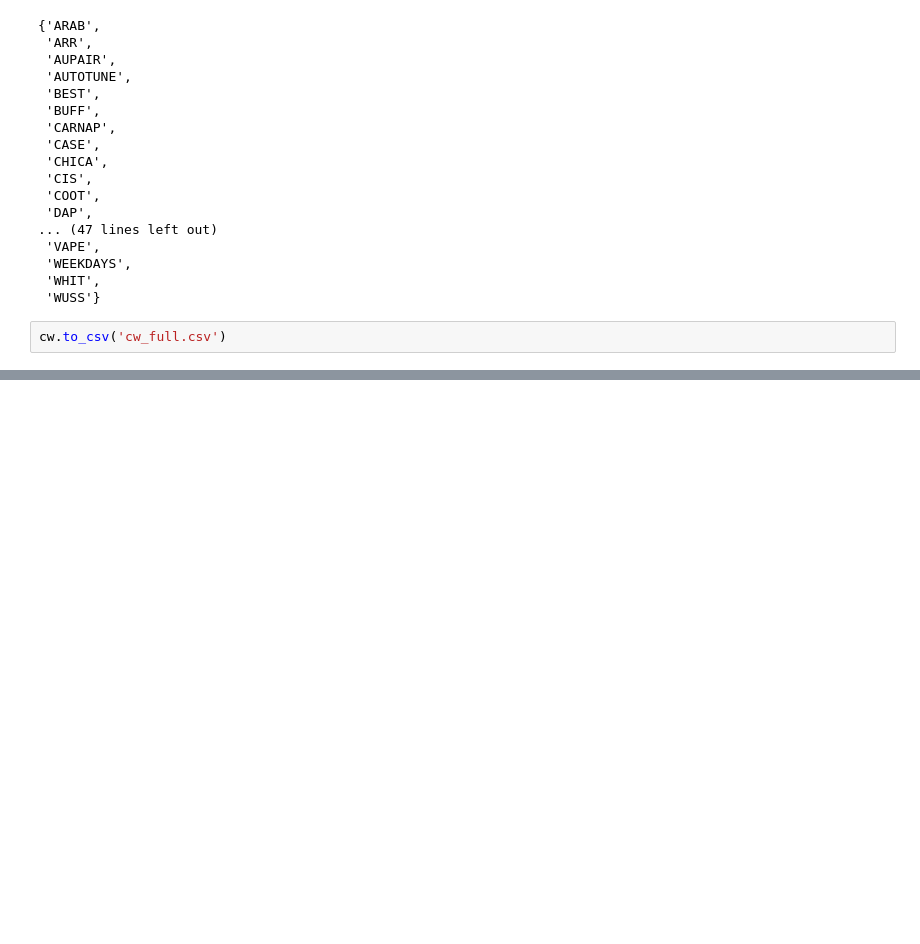
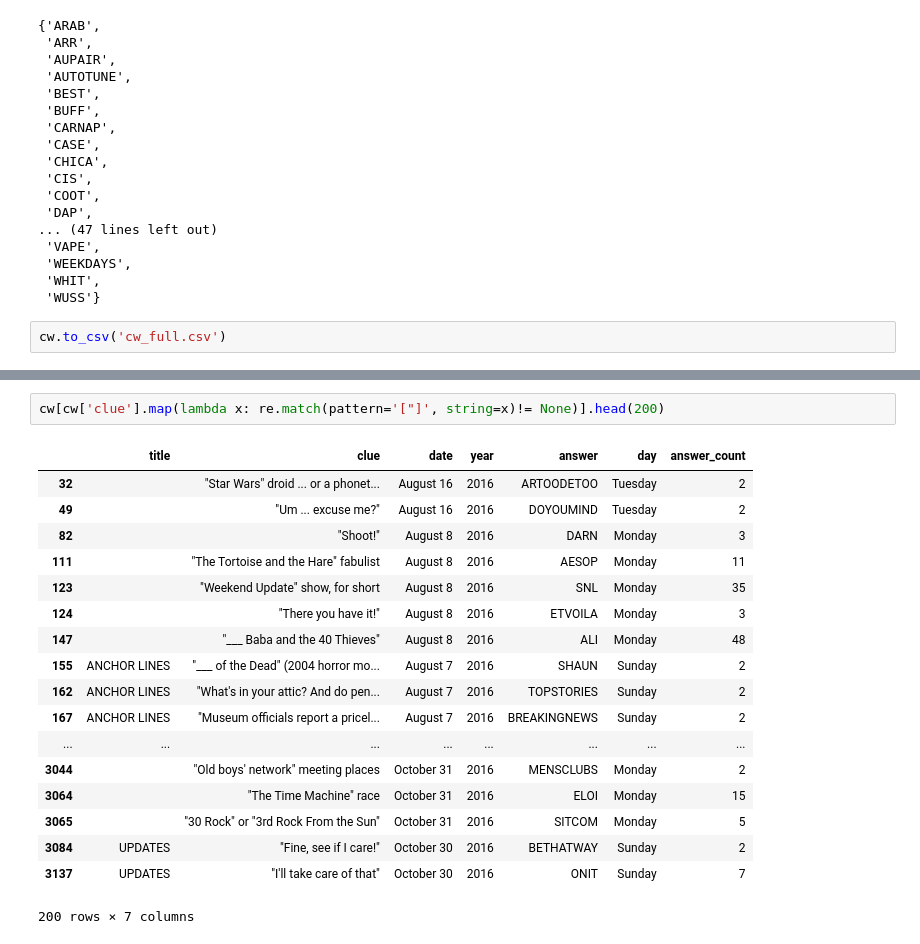
Before and after one commit to nycdatasci/bootcamp009_project, a Jupyter notebook: Project2-WebScraping/cw/CW_wrangling.ipynb, the cells around one changed output, grey strips where cells are left out. Drawn from its saved outputs; the diff is of its cells as text; blank space fills up the shorter version.

```diff
--- a/Project2-WebScraping/cw/CW_wrangling.ipynb
+++ b/Project2-WebScraping/cw/CW_wrangling.ipynb
@@ -348,0 +373,21 @@ cw.to_csv('cw_full.csv')
+# %%
+cw[cw['clue'].map(lambda x: re.match(pattern='["]', string=x)!= None)].head(200)
+# %% [output]
+|  | title | clue | date | year | answer | day | answer_count |
+| 32 |  | "Star Wars" droid ... or a phonet... | August 16 | 2016 | ARTOODETOO | Tuesday | 2 |
+| 49 |  | "Um ... excuse me?" | August 16 | 2016 | DOYOUMIND | Tuesday | 2 |
+| 82 |  | "Shoot!" | August 8 | 2016 | DARN | Monday | 3 |
+| 111 |  | "The Tortoise and the Hare" fabulist | August 8 | 2016 | AESOP | Monday | 11 |
+| 123 |  | "Weekend Update" show, for short | August 8 | 2016 | SNL | Monday | 35 |
+| 124 |  | "There you have it!" | August 8 | 2016 | ETVOILA | Monday | 3 |
+| 147 |  | "___ Baba and the 40 Thieves" | August 8 | 2016 | ALI | Monday | 48 |
+| 155 | ANCHOR LINES | "___ of the Dead" (2004 horror mo... | August 7 | 2016 | SHAUN | Sunday | 2 |
+| 162 | ANCHOR LINES | "What's in your attic? And do pen... | August 7 | 2016 | TOPSTORIES | Sunday | 2 |
+| 167 | ANCHOR LINES | "Museum officials report a pricel... | August 7 | 2016 | BREAKINGNEWS | Sunday | 2 |
+| ... | ... | ... | ... | ... | ... | ... | ... |
+| 3044 |  | "Old boys' network" meeting places | October 31 | 2016 | MENSCLUBS | Monday | 2 |
+| 3064 |  | "The Time Machine" race | October 31 | 2016 | ELOI | Monday | 15 |
+| 3065 |  | "30 Rock" or "3rd Rock From the Sun" | October 31 | 2016 | SITCOM | Monday | 5 |
+| 3084 | UPDATES | "Fine, see if I care!" | October 30 | 2016 | BETHATWAY | Sunday | 2 |
+| 3137 | UPDATES | "I'll take care of that" | October 30 | 2016 | ONIT | Sunday | 7 |
+200 rows × 7 columns
```
Also changed, not shown: parts of 4 cells of this notebook, 22 other files.
